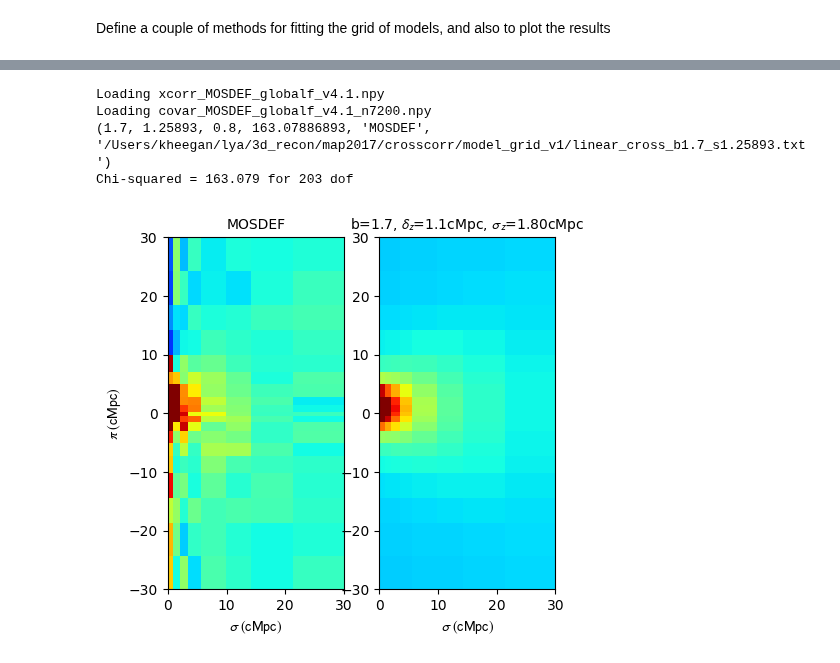
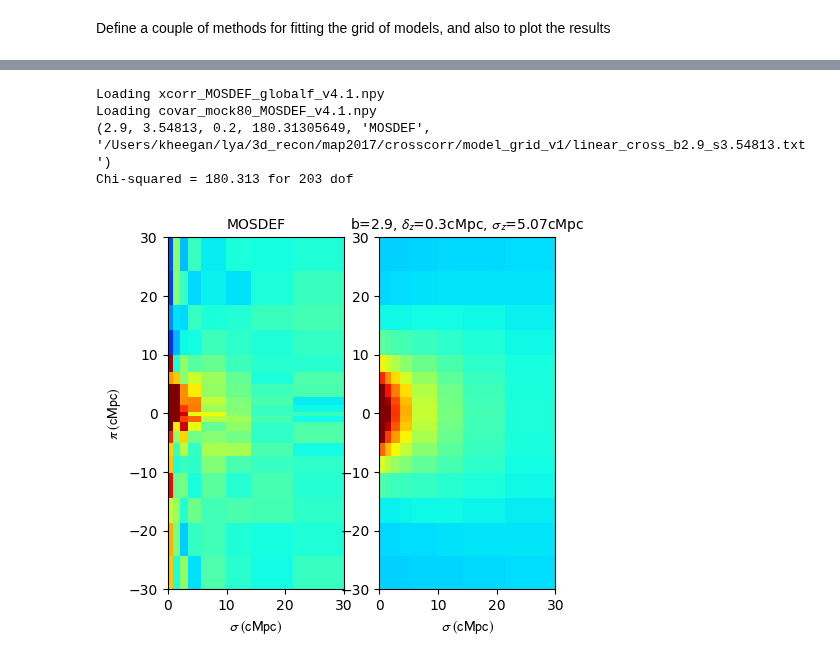
Before and after one commit to kheegan/crosscorr2017, a Jupyter notebook: model_fitting.ipynb, the cells around one changed output, grey strips where cells are left out. Cells and saved outputs as stored; diff of their text form; code cells hidden in the pictures.

```diff
--- a/model_fitting.ipynb
+++ b/model_fitting.ipynb
@@ -220,11 +226,11 @@ Chi-squared = 126.844 for 203 dof
-# %%
-fitmodel_and_plotmin('MOSDEF', xcorr_fil = 'xcorr_MOSDEF_globalf_v4.1.npy', covar_fil='covar_MOSDEF_globalf_v4.1_n7200.npy' )
-# %% [output]
-Loading xcorr_MOSDEF_globalf_v4.1.npy
-Loading covar_MOSDEF_globalf_v4.1_n7200.npy
-(1.7, 1.25893, 0.8, 163.07886893, 'MOSDEF', '/Users/kheegan/lya/3d_recon/map2017/crosscorr/model_grid_v1/linear_cross_b1.7_s1.25893.txt')
-Chi-squared = 163.079 for 203 dof
-[figure, removed]
+# %%
+fitmodel_and_plotmin('MOSDEF' )
+# %% [output]
+Loading xcorr_MOSDEF_globalf_v4.1.npy
+Loading covar_mock80_MOSDEF_v4.1.npy
+(2.9, 3.54813, 0.2, 180.31305649, 'MOSDEF', '/Users/kheegan/lya/3d_recon/map2017/crosscorr/model_grid_v1/linear_cross_b2.9_s3.54813.txt')
+Chi-squared = 180.313 for 203 dof
+[figure, added]
 # %%
 fitmodel_and_plotmin("CLAMATO")
 # %% [output]
```
Also changed, not shown: parts of 5 cells of this notebook, 2 other files.
